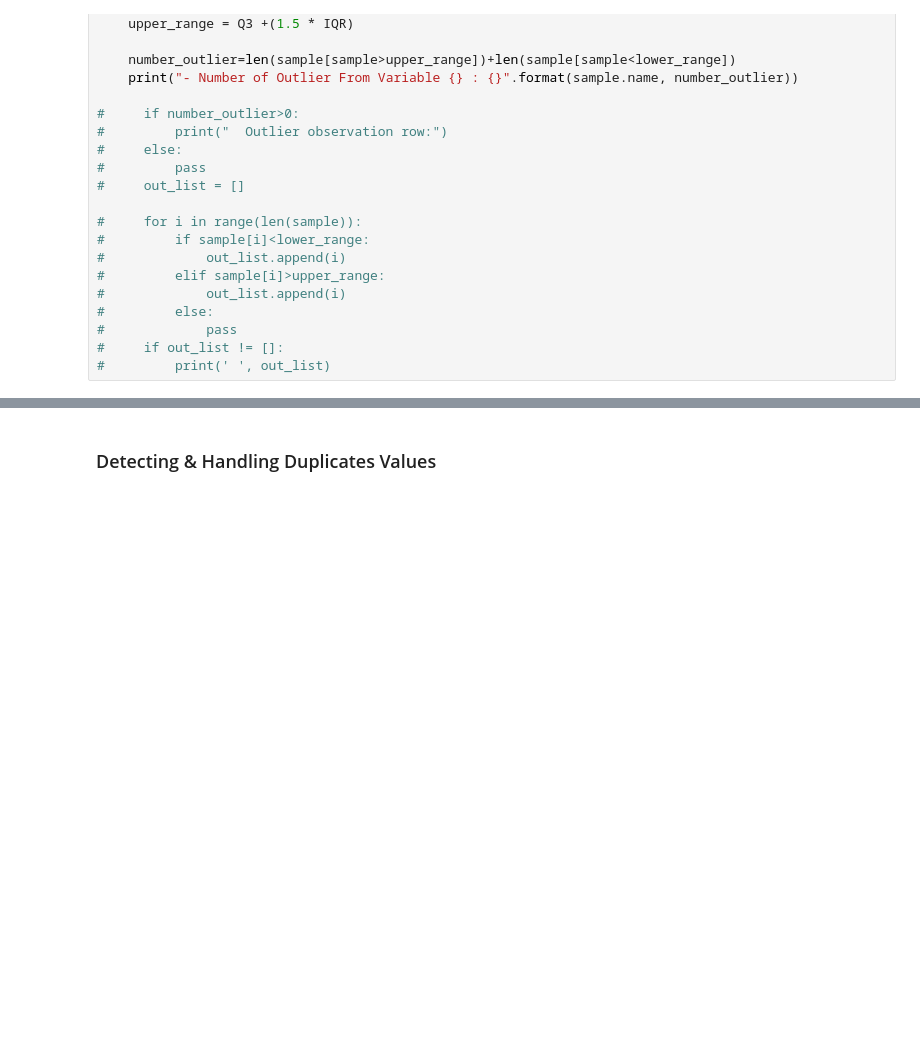
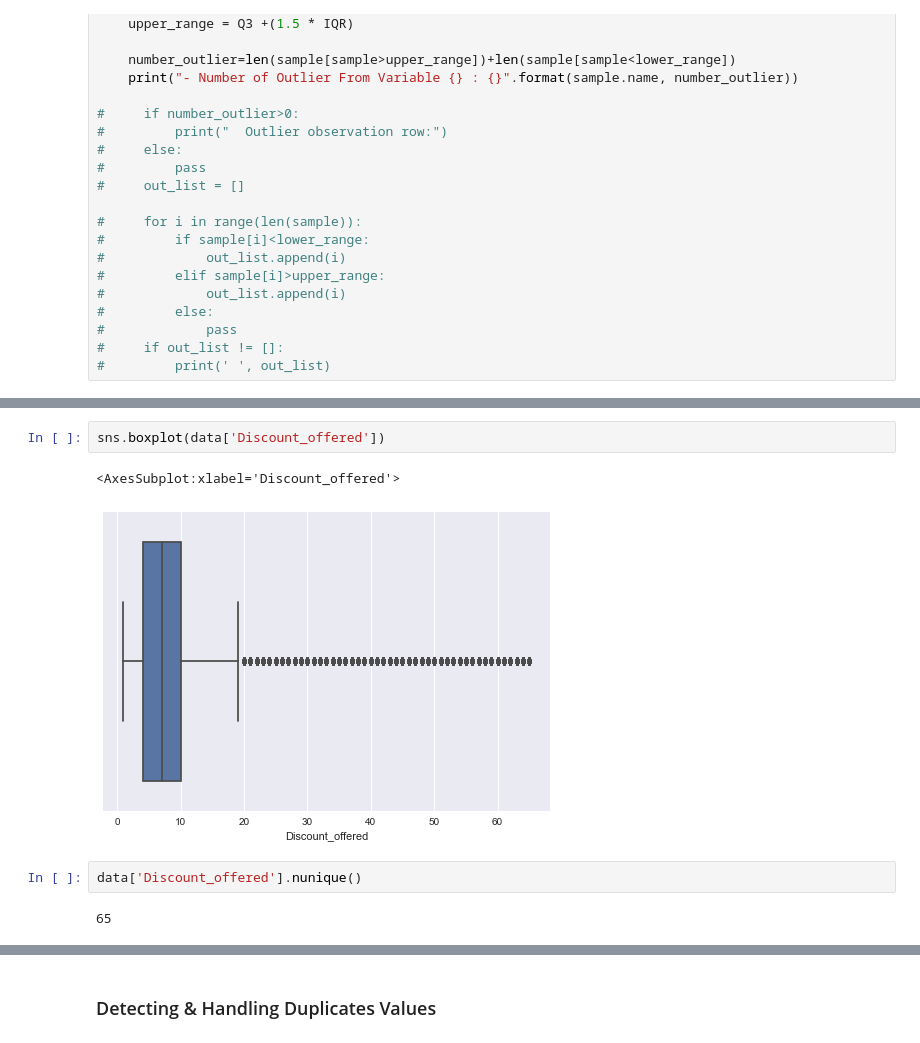
Before and after one commit to Dwisaputra204/e-commerce-shipping-prediction, a Jupyter notebook: e-commerce shipping prediction.ipynb, the cells around one changed output, grey strips where cells are left out. Cells and saved outputs as stored; diff of their text form; blank space fills up the shorter version.

```diff
--- a/e-commerce shipping prediction.ipynb
+++ b/e-commerce shipping prediction.ipynb
@@ -218,3 +119,12 @@ for column in check_outlier.columns:
 - Number of Outlier From Variable Discount_offered : 2209
 - Number of Outlier From Variable Weight_in_gms : 0
 - Number of Outlier From Variable Reached_on_time : 0
+# %%
+sns.boxplot(data['Discount_offered'])
+# %% [output]
+<AxesSubplot:xlabel='Discount_offered'>
+[figure, added]
+# %%
+data['Discount_offered'].nunique()
+# %% [output]
+65
```
Also changed, not shown: parts of 56 cells of this notebook.
